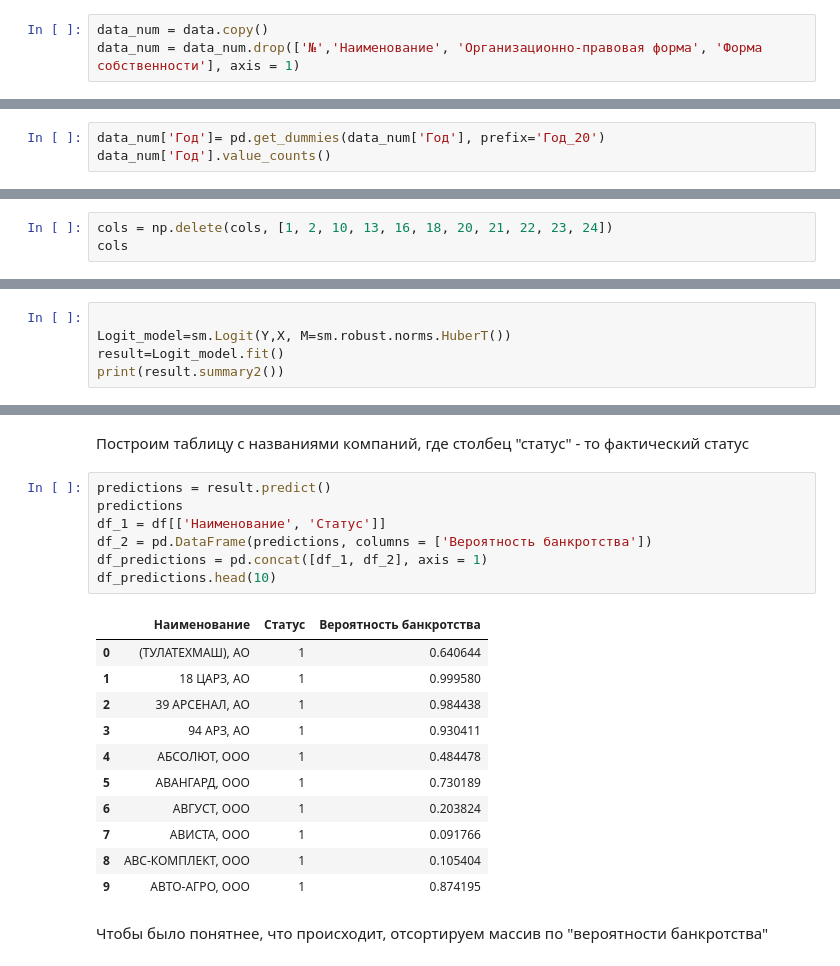
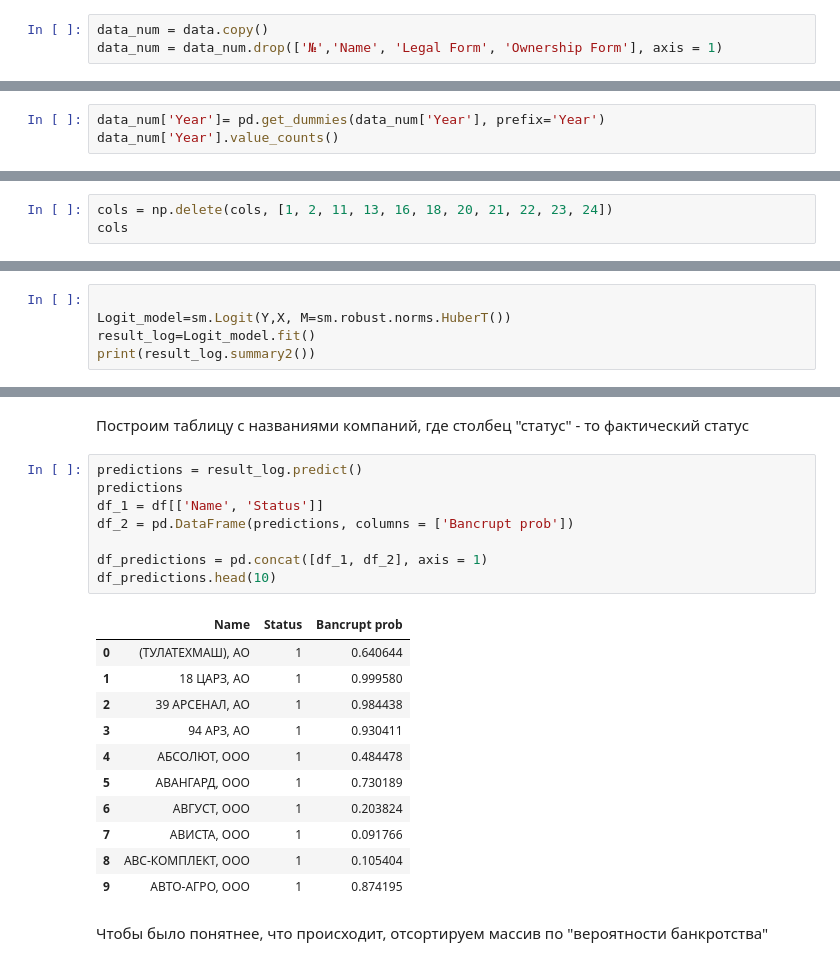
Before and after one commit to dariagerasimenko/Econ_projects, a Jupyter notebook: Econometrics 2021/Project_Models.ipynb, the cells around one changed output, grey strips where cells are left out. Saved outputs shown, nothing was run; the diff lists cells and outputs as text.

```diff
--- a/Econometrics 2021/Project_Models.ipynb
+++ b/Econometrics 2021/Project_Models.ipynb
@@ -53,12 +53,12 @@ Name: Статус, dtype: int64
 Создаем числовой массив данных. Убираем текстовые и категориальные переменные.
 # %%
 data_num = data.copy()
-data_num = data_num.drop(['№','Наименование', 'Организационно-правовая форма', 'Форма собственности'], axis = 1)
+data_num = data_num.drop(['№','Name', 'Legal Form', 'Ownership Form'], axis = 1)
 # %% [markdown]
 Еще у нас в данных год закодирован двумя значениями: 19 и 20. Закодируем 0, если год 2019 и 1, если 2020
 # %%
-data_num['Год']= pd.get_dummies(data_num['Год'], prefix='Год_20')
-data_num['Год'].value_counts()
+data_num['Year']= pd.get_dummies(data_num['Year'], prefix='Year')
+data_num['Year'].value_counts()
 # %% [output]
 0    18294
 1     1372
@@ -118,4 +118,4 @@ cols_tabl
 # %%
-cols = np.delete(cols, [1, 2, 10, 13, 16, 18, 20, 21, 22, 23, 24])
+cols = np.delete(cols, [1, 2, 11, 13, 16, 18, 20, 21, 22, 23, 24])
 cols
 # %% [output]
@@ -211,8 +209,8 @@ print(statsmodels.stats.diagnostic.linear_reset(result))
 # %%
 
 Logit_model=sm.Logit(Y,X, M=sm.robust.norms.HuberT())
-result=Logit_model.fit()
-print(result.summary2())
+result_log=Logit_model.fit()
+print(result_log.summary2())
 # %% [output]
 Optimization terminated successfully.
          Current function value: 0.161720
@@ -258,14 +282,15 @@ The p-value for the f-statistic.
 # %% [markdown]
 Построим таблицу с названиями компаний, где столбец "статус" - то фактический статус
 # %%
-predictions = result.predict()
+predictions = result_log.predict()
 predictions
-df_1 = df[['Наименование', 'Статус']]
-df_2 = pd.DataFrame(predictions, columns = ['Вероятность банкротства'])
+df_1 = df[['Name', 'Status']]
+df_2 = pd.DataFrame(predictions, columns = ['Bancrupt prob'])
+
 df_predictions = pd.concat([df_1, df_2], axis = 1)
 df_predictions.head(10)
 # %% [output]
-|  | Наименование | Статус | Вероятность банкротства |
+|  | Name | Status | Bancrupt prob |
 | 0 | (ТУЛАТЕХМАШ), АО | 1 | 0.640644 |
 | 1 | 18 ЦАРЗ, АО | 1 | 0.999580 |
 | 2 | 39 АРСЕНАЛ, АО | 1 | 0.984438 |
```
Also changed, not shown: parts of 39 cells of this notebook, 1 other file.
